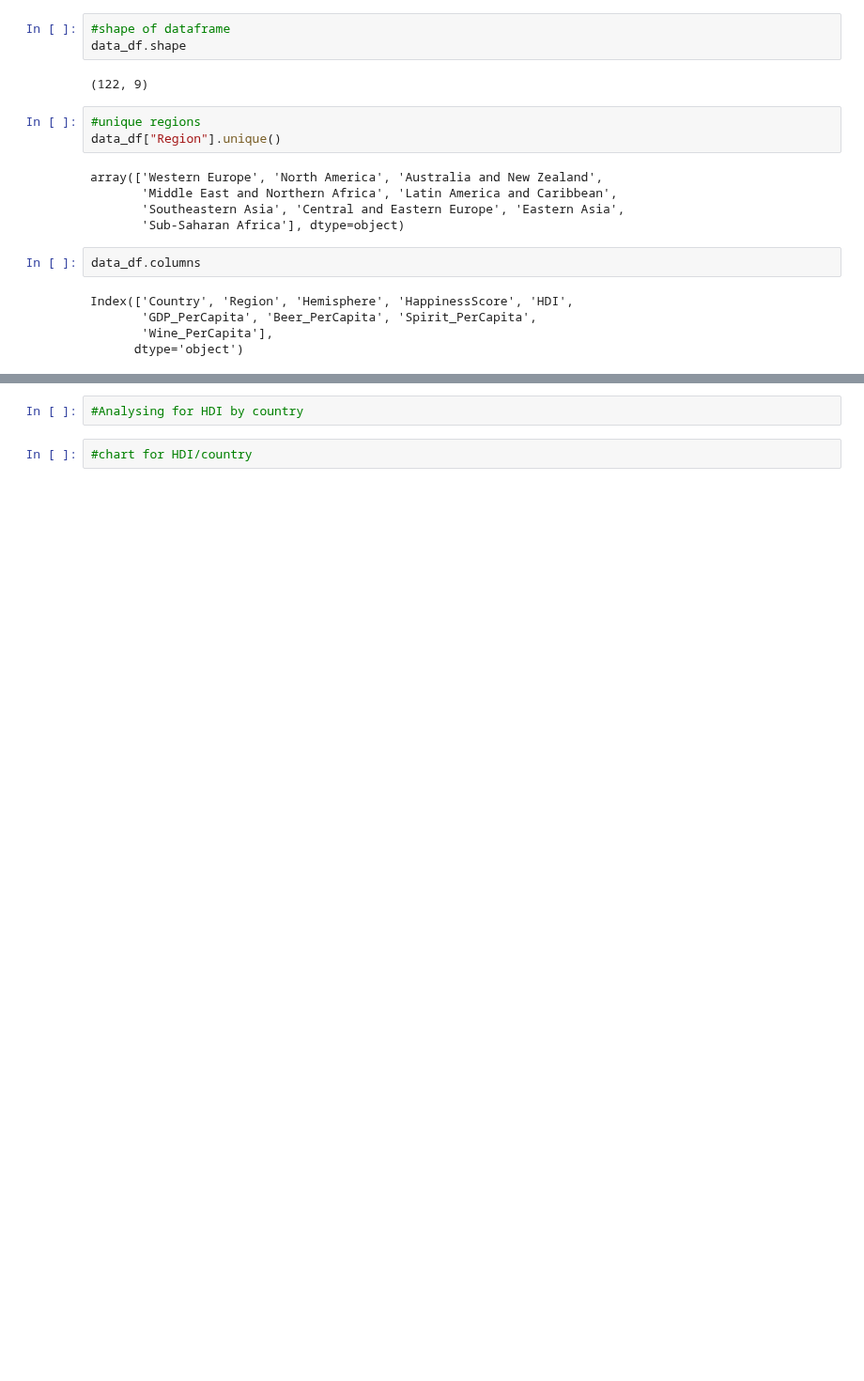
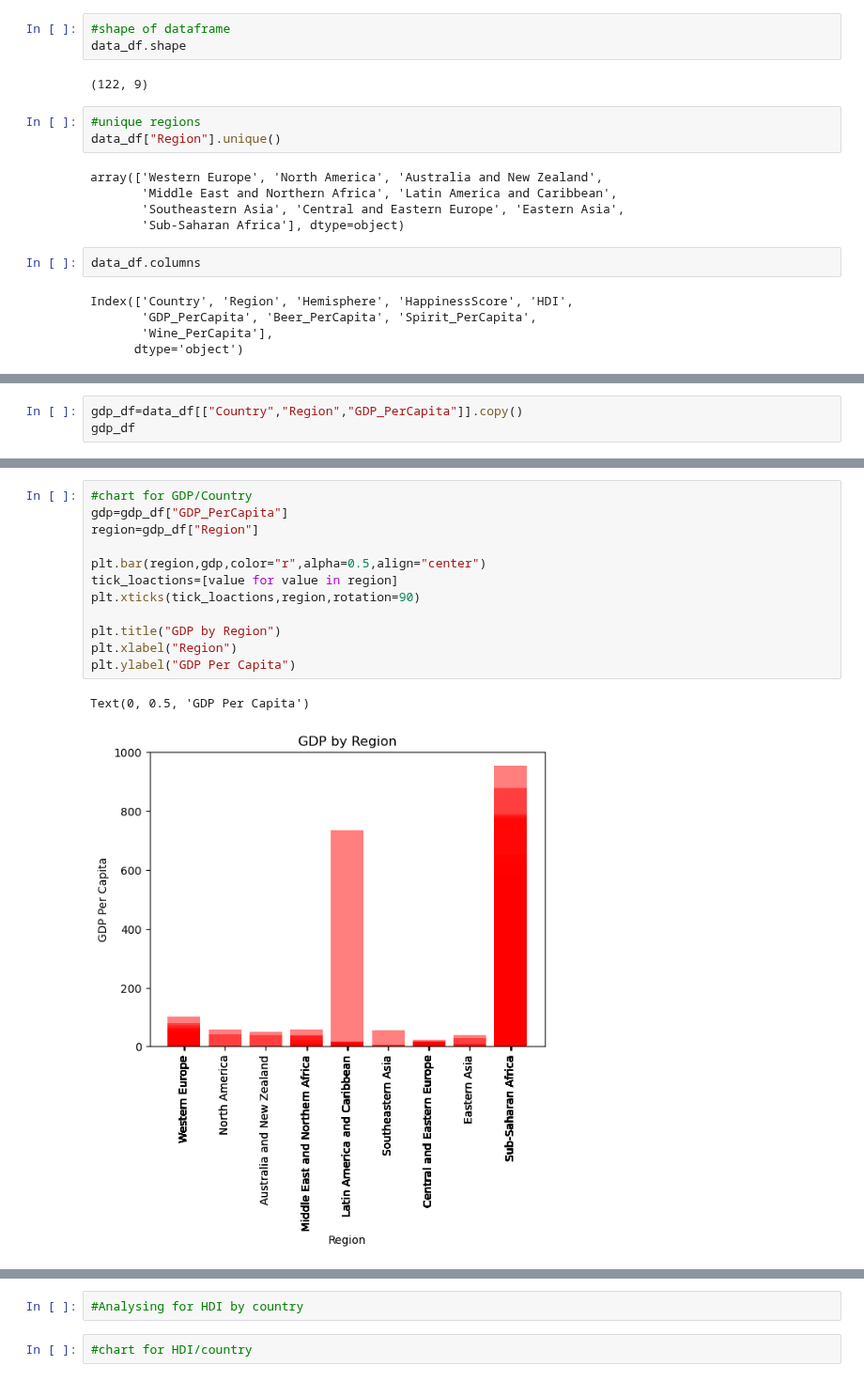
Before and after one commit to mattcaseycpa/project1, a Jupyter notebook: project.ipynb, the cells around one changed output, grey strips where cells are left out. Shown at 94% size. Drawn from its saved outputs; the diff is of its cells as text; blank space fills up the shorter version.

Commit message:
GDP graphs-Reed

```diff
--- a/project.ipynb
+++ b/project.ipynb
@@ -40,0 +53,3 @@ Index(['Country', 'Region', 'Hemisphere', 'HappinessScore', 'HDI',
+# %%
+gdp_df=data_df[["Country","Region","GDP_PerCapita"]].copy()
+gdp_df
@@ -40,0 +70,15 @@ Index(['Country', 'Region', 'Hemisphere', 'HappinessScore', 'HDI',
+# %%
+#chart for GDP/Country
+gdp=gdp_df["GDP_PerCapita"]
+region=gdp_df["Region"]
+
+plt.bar(region,gdp,color="r",alpha=0.5,align="center")
+tick_loactions=[value for value in region]
+plt.xticks(tick_loactions,region,rotation=90)
+
+plt.title("GDP by Region")
+plt.xlabel("Region")
+plt.ylabel("GDP Per Capita")
+# %% [output]
+Text(0, 0.5, 'GDP Per Capita')
+[figure, added]
```
Also changed, not shown: parts of 6 cells of this notebook.
